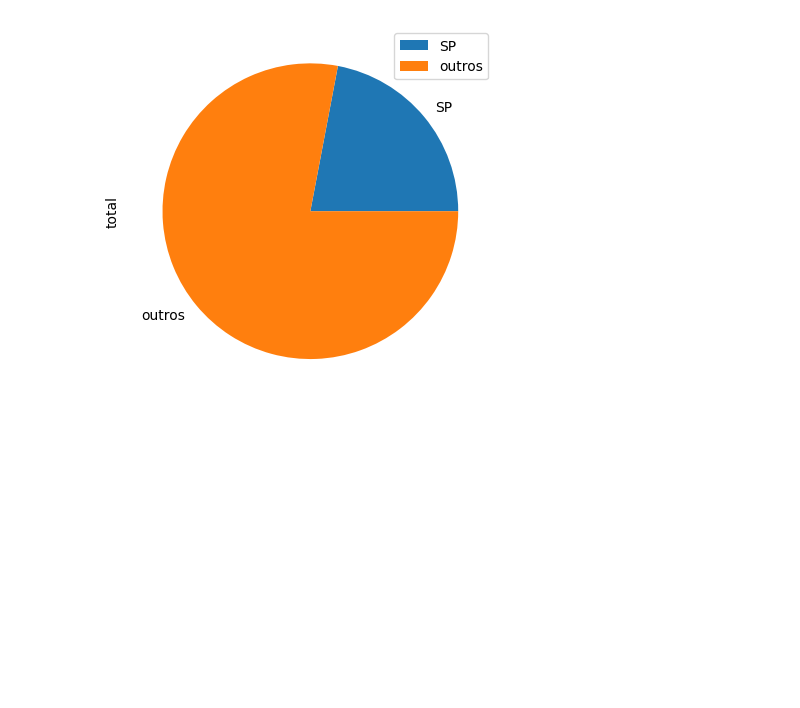
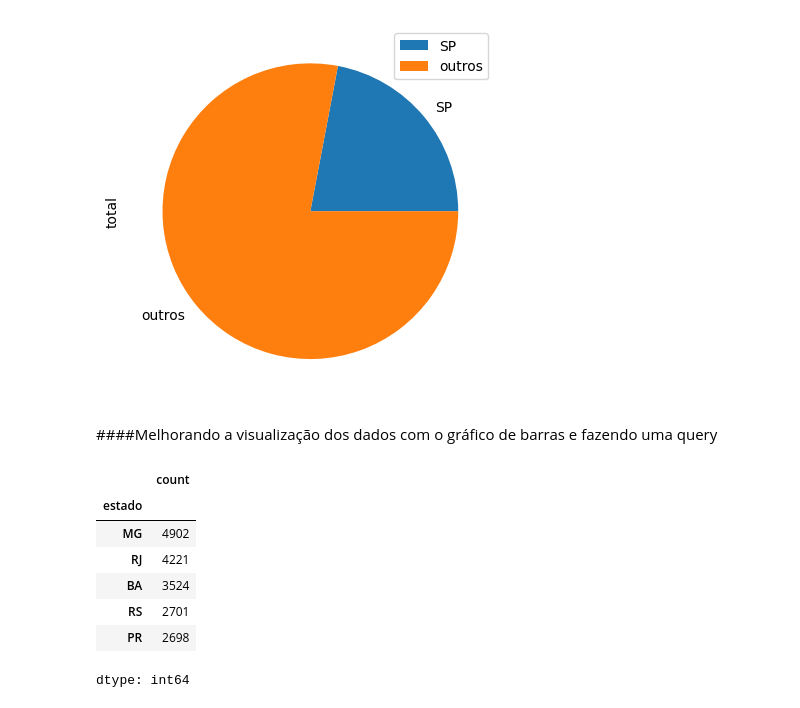
Before and after one commit to vitorjensen/Martech, a Jupyter notebook: Data Science para Marketing/Analisando e Explorando Dados.ipynb, the cells around one changed output. Drawn from its saved outputs; the diff is of its cells as text; code cells hidden in the pictures; blank space fills up the shorter version.

```diff
--- a/Data Science para Marketing/Analisando e Explorando Dados.ipynb
+++ b/Data Science para Marketing/Analisando e Explorando Dados.ipynb
@@ -557,3 +559,5 @@ dados.plot(kind='pie', y='total', labels=dados['estado'])
 # %% [output]
 <Axes: ylabel='total'>
 [figure]
+# %% [markdown]
+####Melhorando a visualização dos dados com o gráfico de barras e fazendo uma query
@@ -559,0 +570,12 @@ dados.plot(kind='pie', y='total', labels=dados['estado'])
+# %%
+total_de_outros_estados = campanha.query('estado != "SP"')['estado'].value_counts()
+total_de_outros_estados.head()
+# %% [output]
+|  | count |
+| estado |  |
+| MG | 4902 |
+| RJ | 4221 |
+| BA | 3524 |
+| RS | 2701 |
+| PR | 2698 |
+dtype: int64
```
Also changed, not shown: parts of 5 cells of this notebook.
